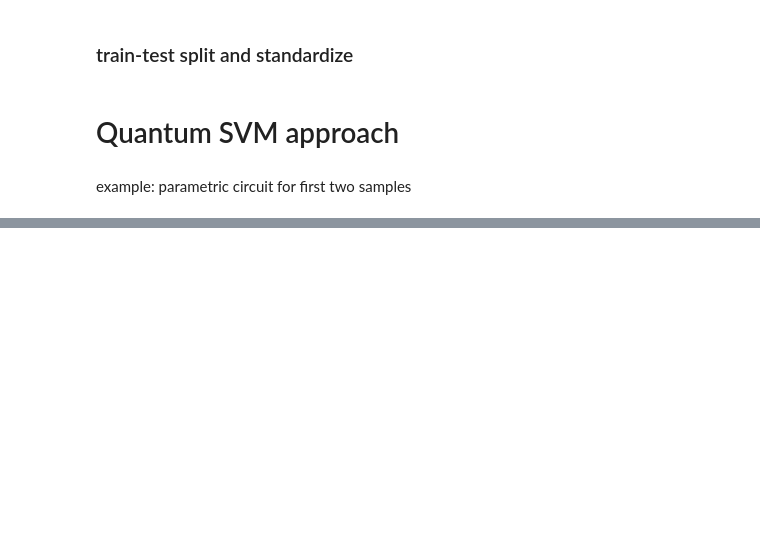
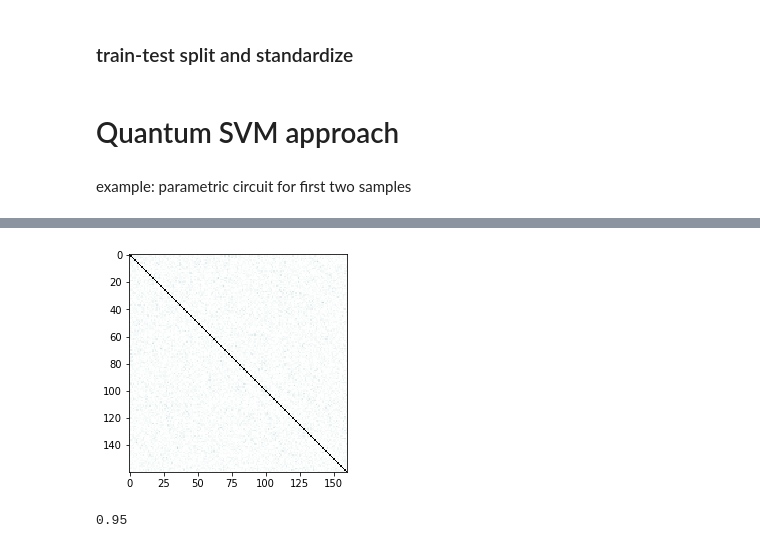
Before and after one commit to jhromeiro/BeerQuantumChallenge, a Jupyter notebook: qSVM_maintenance.ipynb, the cells around one changed output, grey strips where cells are left out. Drawn from its saved outputs; the diff is of its cells as text; code cells hidden in the pictures; blank space fills up the shorter version.

Commit message:
score 0.95 now showing

```diff
--- a/qSVM_maintenance.ipynb
+++ b/qSVM_maintenance.ipynb
@@ -84,0 +113,7 @@ MissingOptionalLibraryError: "The 'pylatexenc' library is required to use 'Matpl
+# %%
+matrix_train = QKernel.evaluate(x_vec=sample_train)
+matrix_test = QKernel.evaluate(x_vec=sample_test, y_vec=sample_train)
+# %%
+img = plt.imshow(np.asmatrix(matrix_train), interpolation = 'nearest', origin='upper', cmap = 'bone_r')
+# %% [output]
+[figure, added]
@@ -84,0 +124,4 @@ MissingOptionalLibraryError: "The 'pylatexenc' library is required to use 'Matpl
+# %%
+quantum_score
+# %% [output]
+0.95
```
Also changed, not shown: parts of 6 cells of this notebook.
